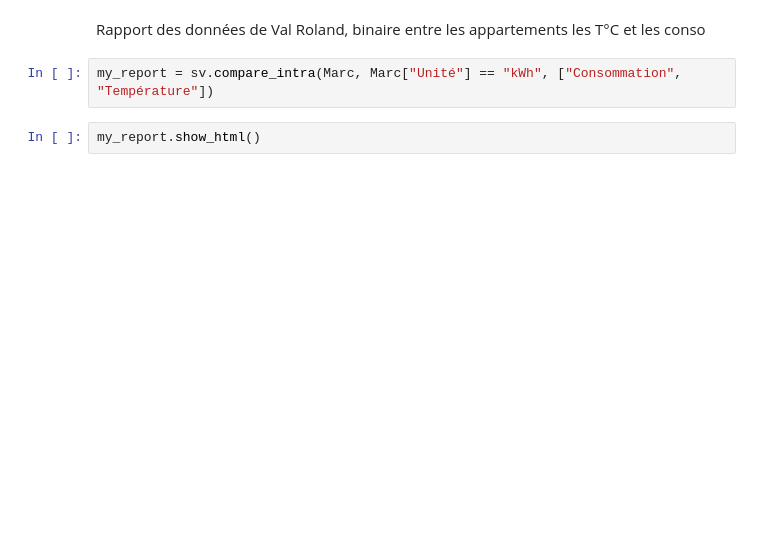
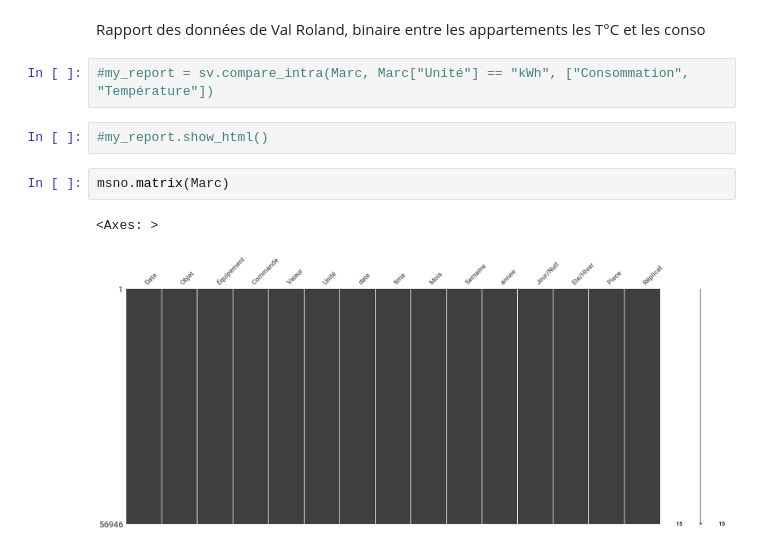
Before and after one commit to leabizbille/ProjetIOT, a Jupyter notebook: Marc.ipynb, the cells around one changed output. Drawn from its saved outputs; the diff is of its cells as text; blank space fills up the shorter version.

Commit message:
Graphs

```diff
--- a/Marc.ipynb
+++ b/Marc.ipynb
@@ -236,6 +232,11 @@ Report SWEETVIZ_REPORT.html was generated! NOTEBOOK/COLAB USERS: the web browser
 # %% [markdown]
 Rapport des données de Val Roland, binaire entre les appartements les T°C et les conso
 # %%
-my_report = sv.compare_intra(Marc, Marc["Unité"] == "kWh", ["Consommation", "Température"])
+#my_report = sv.compare_intra(Marc, Marc["Unité"] == "kWh", ["Consommation", "Température"])
-# %%
-my_report.show_html()
+# %%
+#my_report.show_html()
+# %%
+msno.matrix(Marc)
+# %% [output]
+<Axes: >
+[figure, added]
```
Also changed, not shown: parts of 11 cells of this notebook.
